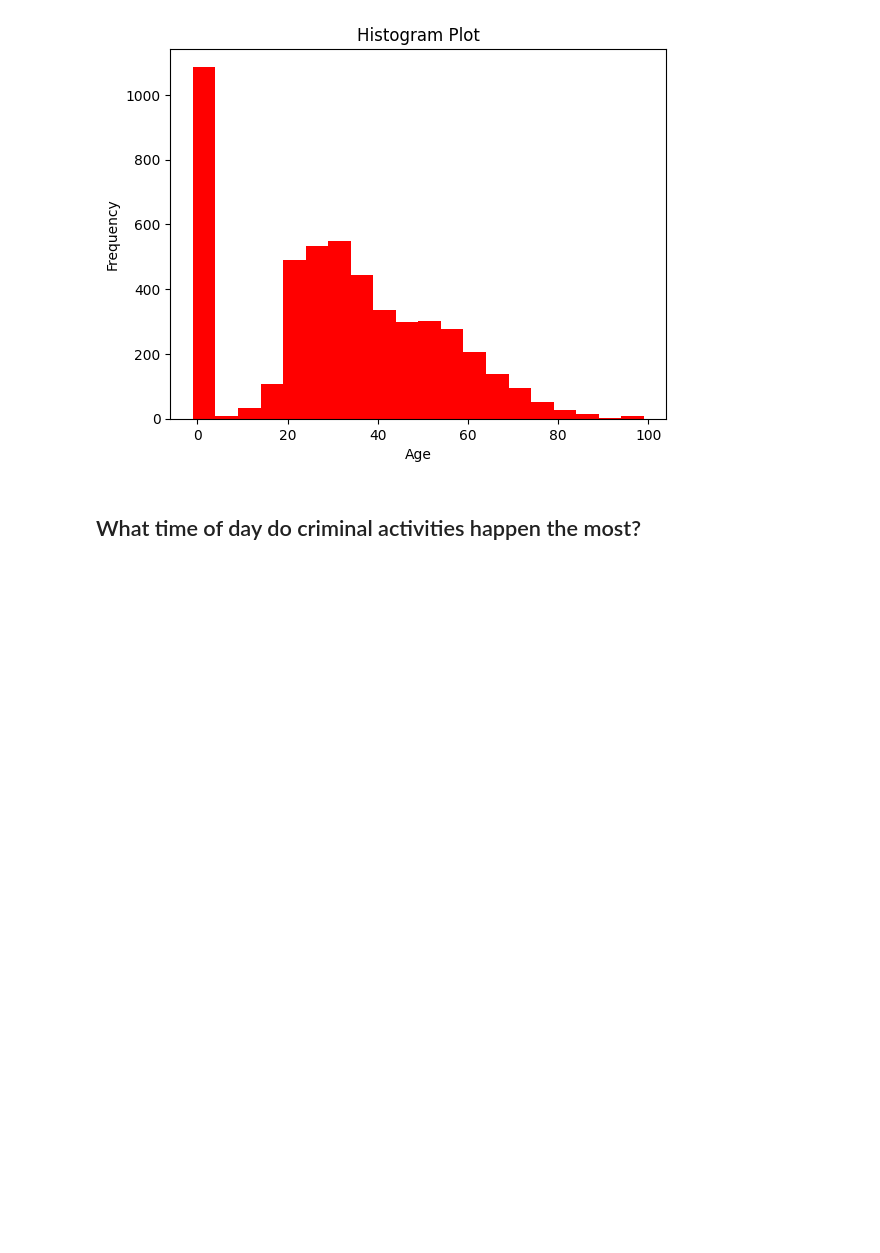
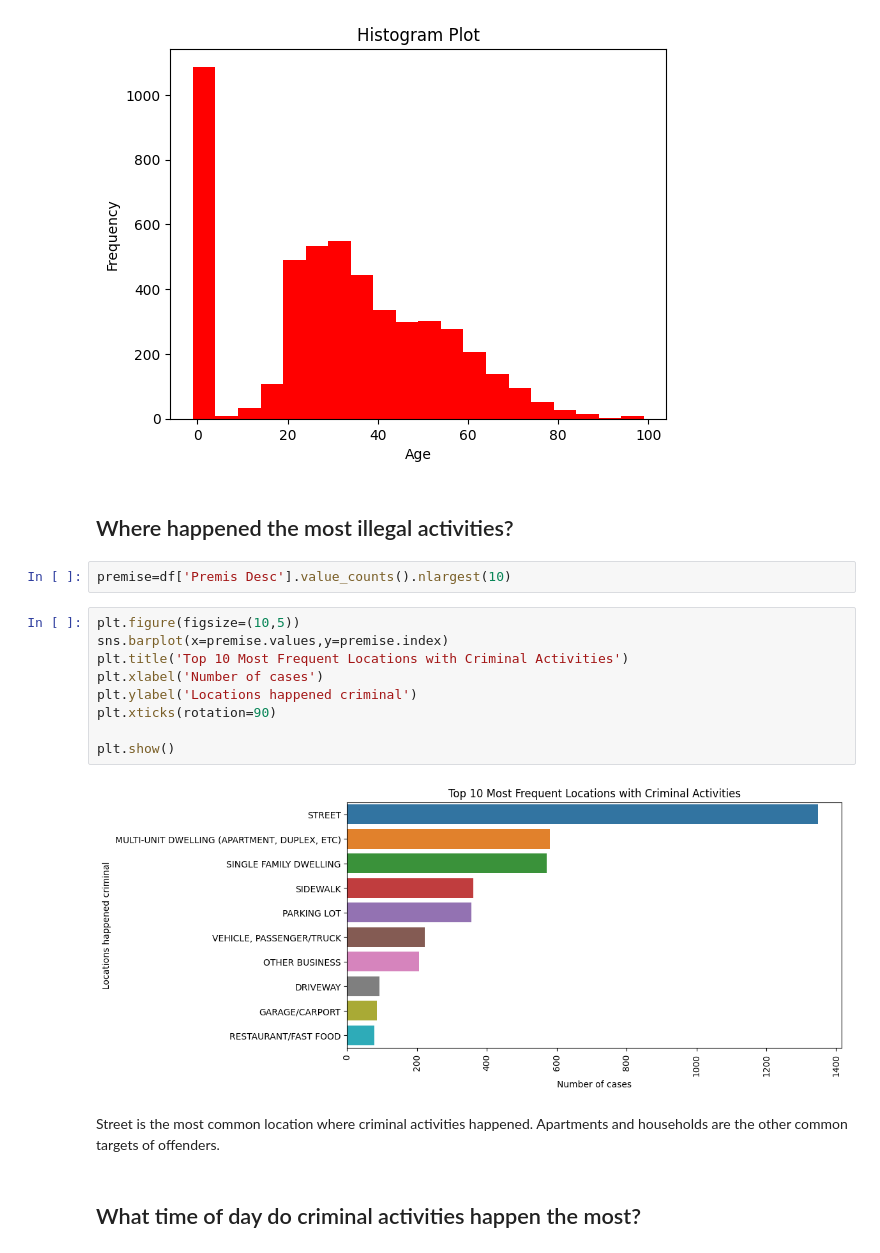
Before and after one commit to HankHoang/Time-Series-Prediction-Project, a Jupyter notebook: EDA_for_Crime_Dataset.ipynb, the cells around one changed output. Cells and saved outputs as stored; diff of their text form; blank space fills up the shorter version.

```diff
--- a/EDA_for_Crime_Dataset.ipynb
+++ b/EDA_for_Crime_Dataset.ipynb
@@ -97,6 +99,23 @@ plt.ylabel('Frequency')
 plt.show()
 # %% [output]
 [figure]
+# %% [markdown]
+## Where happened the most illegal activities?
+# %%
+premise=df['Premis Desc'].value_counts().nlargest(10)
+# %%
+plt.figure(figsize=(10,5))
+sns.barplot(x=premise.values,y=premise.index)
+plt.title('Top 10 Most Frequent Locations with Criminal Activities')
+plt.xlabel('Number of cases')
+plt.ylabel('Locations happened criminal')
+plt.xticks(rotation=90)
+
+plt.show()
+# %% [output]
+[figure, added]
+# %% [markdown]
+Street is the most common location where criminal activities happened. Apartments and households are the other common targets of offenders.
 # %% [markdown]
 ## What time of day do criminal activities happen the most?
 # %%
```
Also changed, not shown: parts of 15 cells of this notebook.
